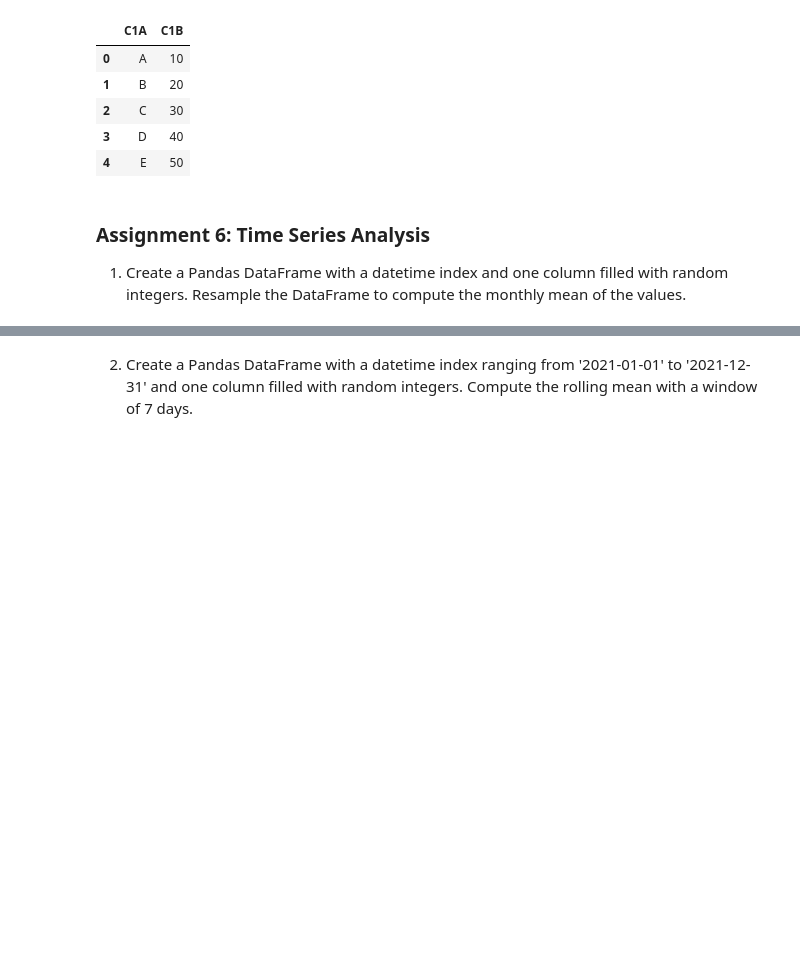
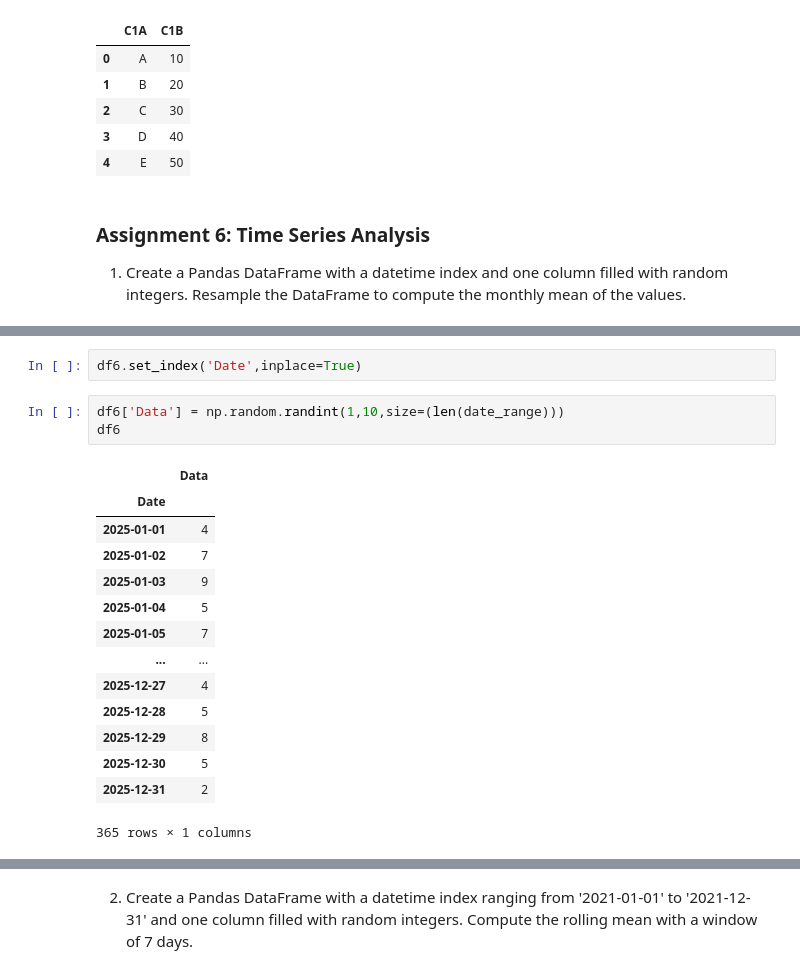
Before and after one commit to ArunNegi112/Python-Learning-Path-Topic-Wise-Assignments, a Jupyter notebook: Assignments/numpypandasassignments/pandasasssignments.ipynb, the cells around one changed output, grey strips where cells are left out. Saved outputs shown, nothing was run; the diff lists cells and outputs as text; blank space fills up the shorter version.

```diff
--- a/Assignments/numpypandasassignments/pandasasssignments.ipynb
+++ b/Assignments/numpypandasassignments/pandasasssignments.ipynb
@@ -417,0 +437,20 @@ pd.concat([df5a,df5b],axis = 1)
+# %%
+df6.set_index('Date',inplace=True)
+# %%
+df6['Data'] = np.random.randint(1,10,size=(len(date_range)))
+df6
+# %% [output]
+|  | Data |
+| Date |  |
+| 2025-01-01 | 4 |
+| 2025-01-02 | 7 |
+| 2025-01-03 | 9 |
+| 2025-01-04 | 5 |
+| 2025-01-05 | 7 |
+| ... | ... |
+| 2025-12-27 | 4 |
+| 2025-12-28 | 5 |
+| 2025-12-29 | 8 |
+| 2025-12-30 | 5 |
+| 2025-12-31 | 2 |
+365 rows × 1 columns
```
Also changed, not shown: parts of 20 cells of this notebook.
